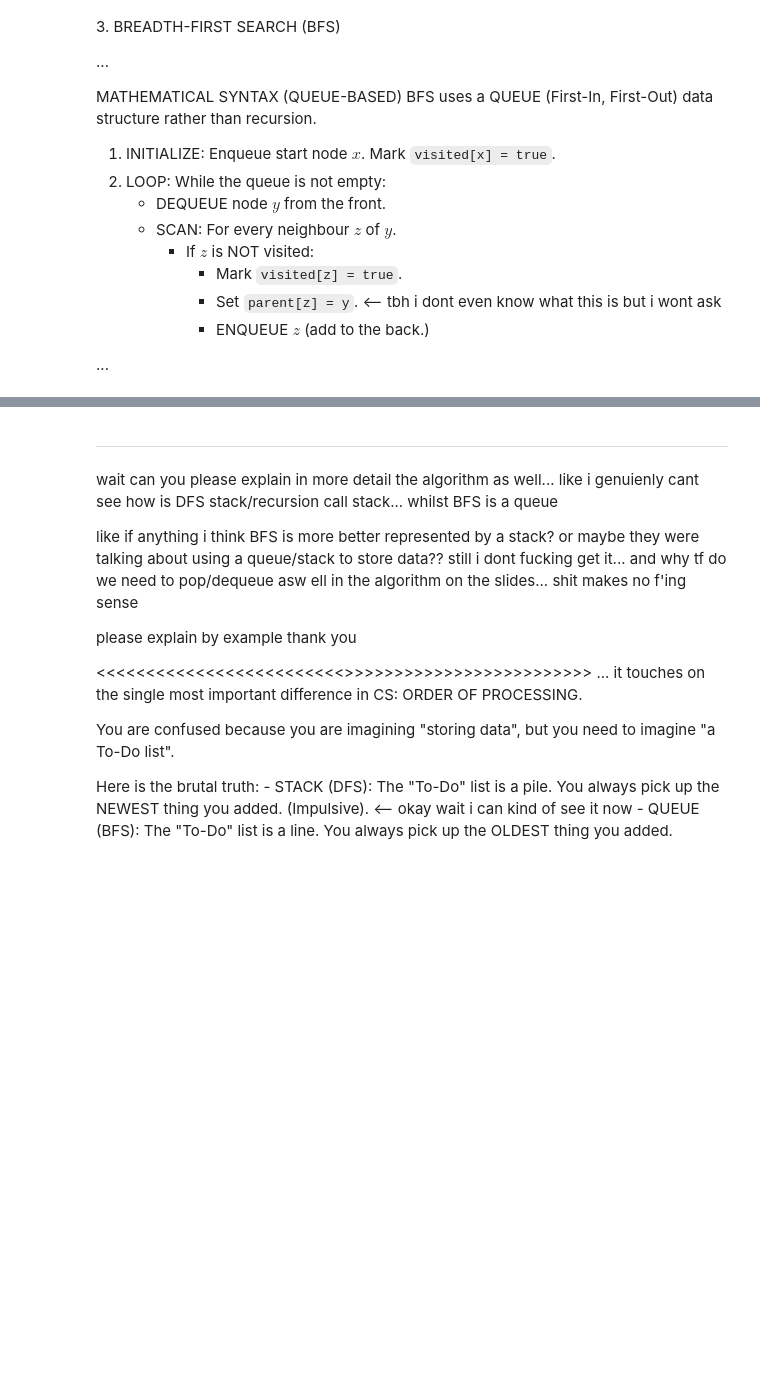
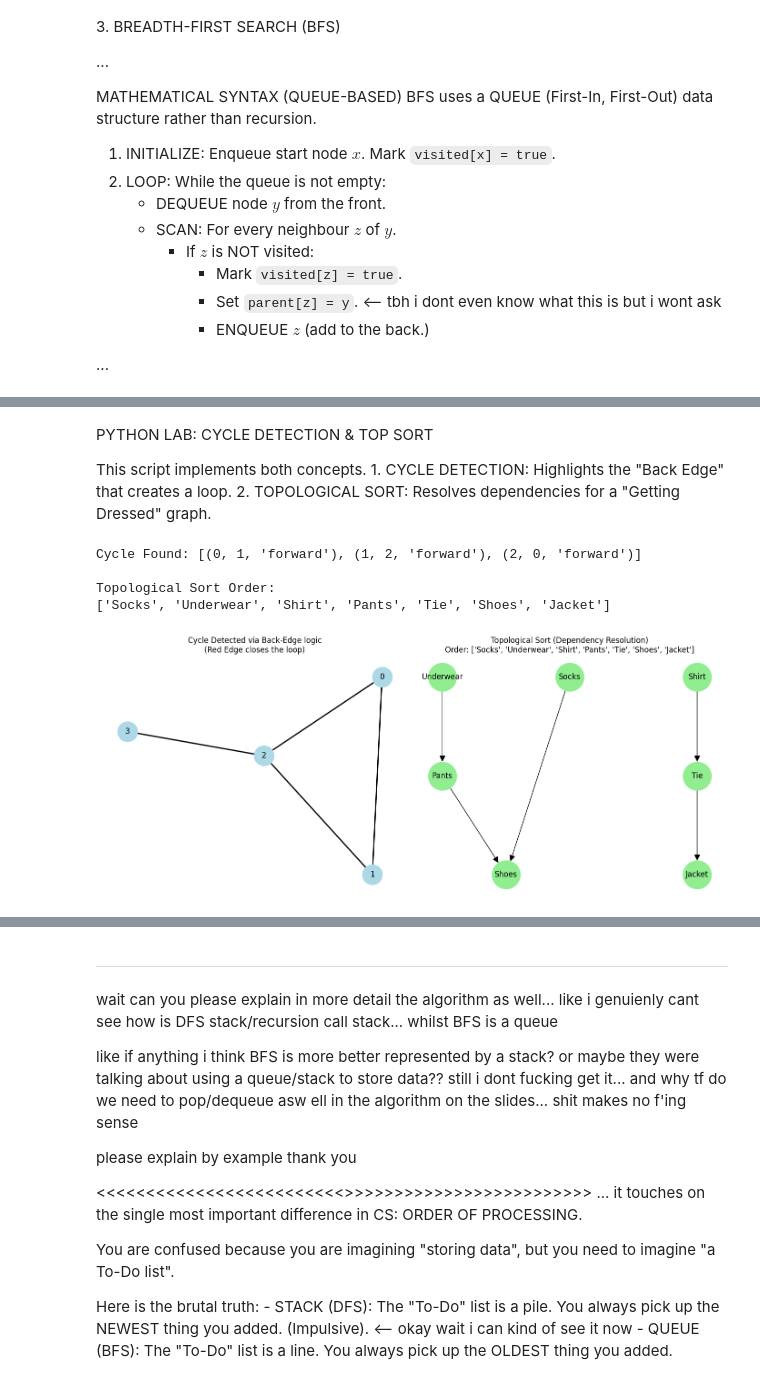
Before and after one commit to Ice-Citron/Project-Liberty, a Jupyter notebook: Copied/40008-Graphs-&-Algorithms/24-Jan.ipynb, the cells around one changed output, grey strips where cells are left out. Drawn from its saved outputs; the diff is of its cells as text; code cells hidden in the pictures; blank space fills up the shorter version.

```diff
--- a/Copied/40008-Graphs-&-Algorithms/24-Jan.ipynb
+++ b/Copied/40008-Graphs-&-Algorithms/24-Jan.ipynb
@@ -274,0 +356,75 @@ BFS uses a QUEUE (First-In, First-Out) data structure rather than recursion.
+# %% [markdown]
+PYTHON LAB: CYCLE DETECTION & TOP SORT
+
+This script implements both concepts.
+    1. CYCLE DETECTION: Highlights the "Back Edge" that creates a loop.
+    2. TOPOLOGICAL SORT: Resolves dependencies for a "Getting Dressed" graph.
+# %%
+import networkx as nx
+import matplotlib.pyplot as plt
+
+def visualize_algorithms():
+    fig, axes = plt.subplots(1, 2, figsize=(14, 6))
+
+    # --- 1. CYCLE DETECTION (Undirected) ---
+    # Create a graph with a loop: 0-1-2-0
+    G_cycle = nx.Graph()
+    G_cycle.add_edges_from([(0, 1), (1, 2), (2, 0), (2, 3)])
+
+    # We use DFS to find the cycle
+    try:
+        cycle_nodes = nx.find_cycle(G_cycle, orientation='ignore')
+        print(f"Cycle Found: {cycle_nodes}")
+        title_cycle = "Cycle Detected via Back-Edge logic\n(Red Edge closes the loop)"
+        edge_cols = ['red' if edge in cycle_nodes or (edge[1], edge[0]) in cycle_nodes else 'black' for edge in G_cycle.edges()]
+    except:
+        title_cycle = "No Cycle Found"
+        edge_cols = 'black'
+
+    pos_cycle = nx.spring_layout(G_cycle, seed=42)
+    nx.draw(G_cycle, pos_cycle, ax=axes[0], with_labels=True, node_color='lightblue', edge_color=edge_cols, width=2, node_size=1000)
+    axes[0].set_title(title_cycle)
+
+    # --- 2. TOPOLOGICAL SORT (Directed Acyclic Graph) ---
+    # Scenario: Getting Dressed
+    G_dag = nx.DiGraph()
+    # Dependencies: Socks -> Shoes, Underwear -> Pants -> Shoes
+    edges = [
+        ("Socks", "Shoes"),
+        ("Underwear", "Pants"),
+        ("Pants", "Shoes"),
+        ("Shirt", "Tie"),
+        ("Tie", "Jacket")
+    ]
+    G_dag.add_edges_from(edges)
+
+    # Algorithm: DFS Post-Order (Reverse of Top Sort)
+    if nx.is_directed_acyclic_graph(G_dag):
+        # NetworkX has a built-in function, but the lecturer's logic is:
+        # list(dfs_postorder_nodes(G)) -> gives exit order (Reverse Top Sort)
+        top_sort = list(nx.topological_sort(G_dag))
+        print(f"\nTopological Sort Order:\n{top_sort}")
+
+        # Visualize Layers (approximate)
+        # Manually setting layer positions for clarity
+        pos_dag = {
+            "Underwear": (0, 2), "Socks": (1, 2), "Shirt": (2, 2),
+            "Pants": (0, 1), "Tie": (2, 1),
+            "Shoes": (0.5, 0), "Jacket": (2, 0)
+        }
+
+        nx.draw(G_dag, pos_dag, ax=axes[1], with_labels=True, node_color='lightgreen', node_size=2000, arrowsize=20)
+        axes[1].set_title(f"Topological Sort (Dependency Resolution)\nOrder: {top_sort}")
+    else:
+        axes[1].set_title("Graph has a cycle! Cannot Top-Sort.")
+
+    plt.tight_layout()
+    plt.show()
+
+visualize_algorithms()
+# %% [output]
+Cycle Found: [(0, 1, 'forward'), (1, 2, 'forward'), (2, 0, 'forward')]
+
+Topological Sort Order:
+['Socks', 'Underwear', 'Shirt', 'Pants', 'Tie', 'Shoes', 'Jacket']
+[figure, added]
```
Also changed, not shown: parts of 10 cells of this notebook.
